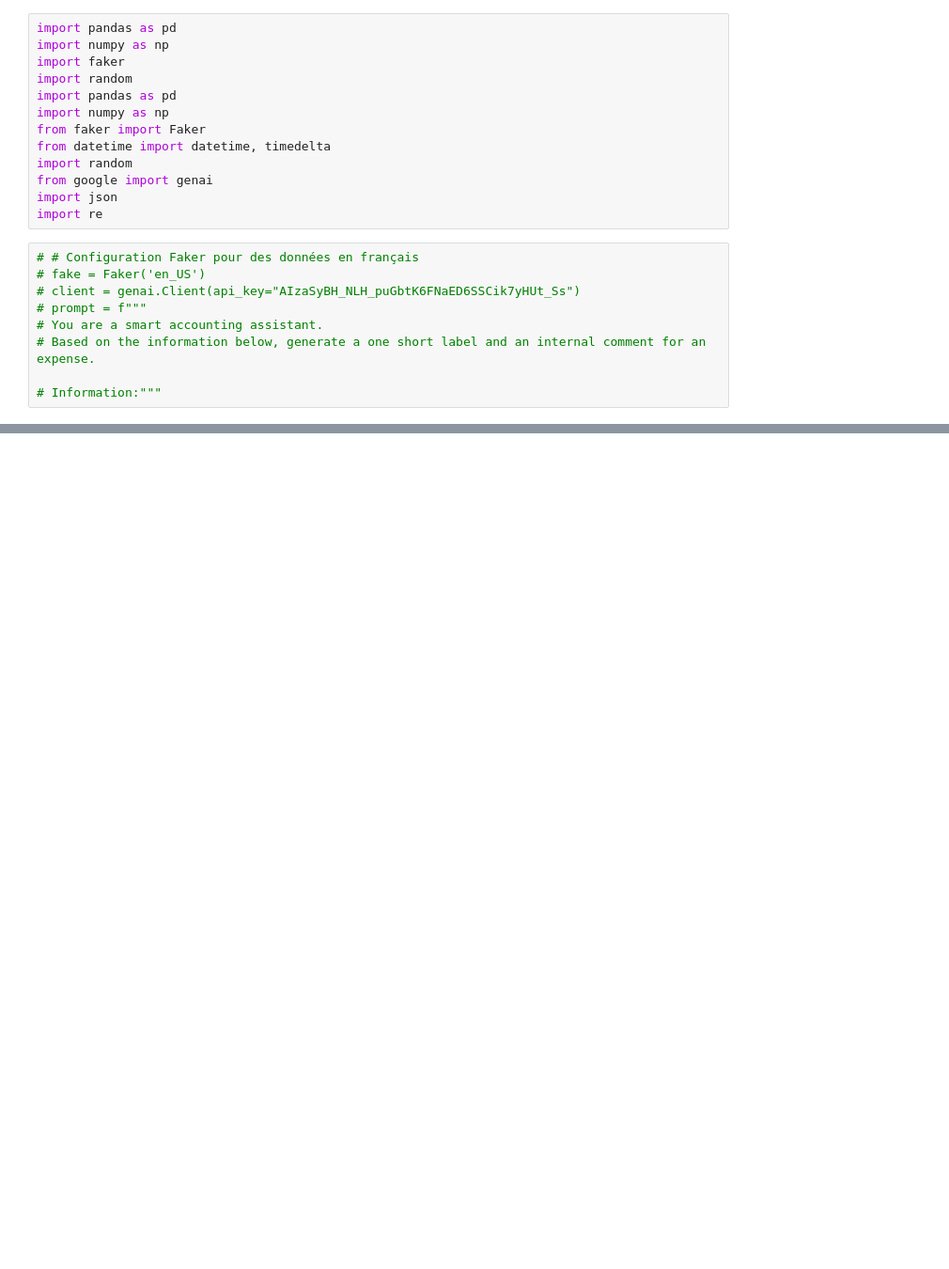
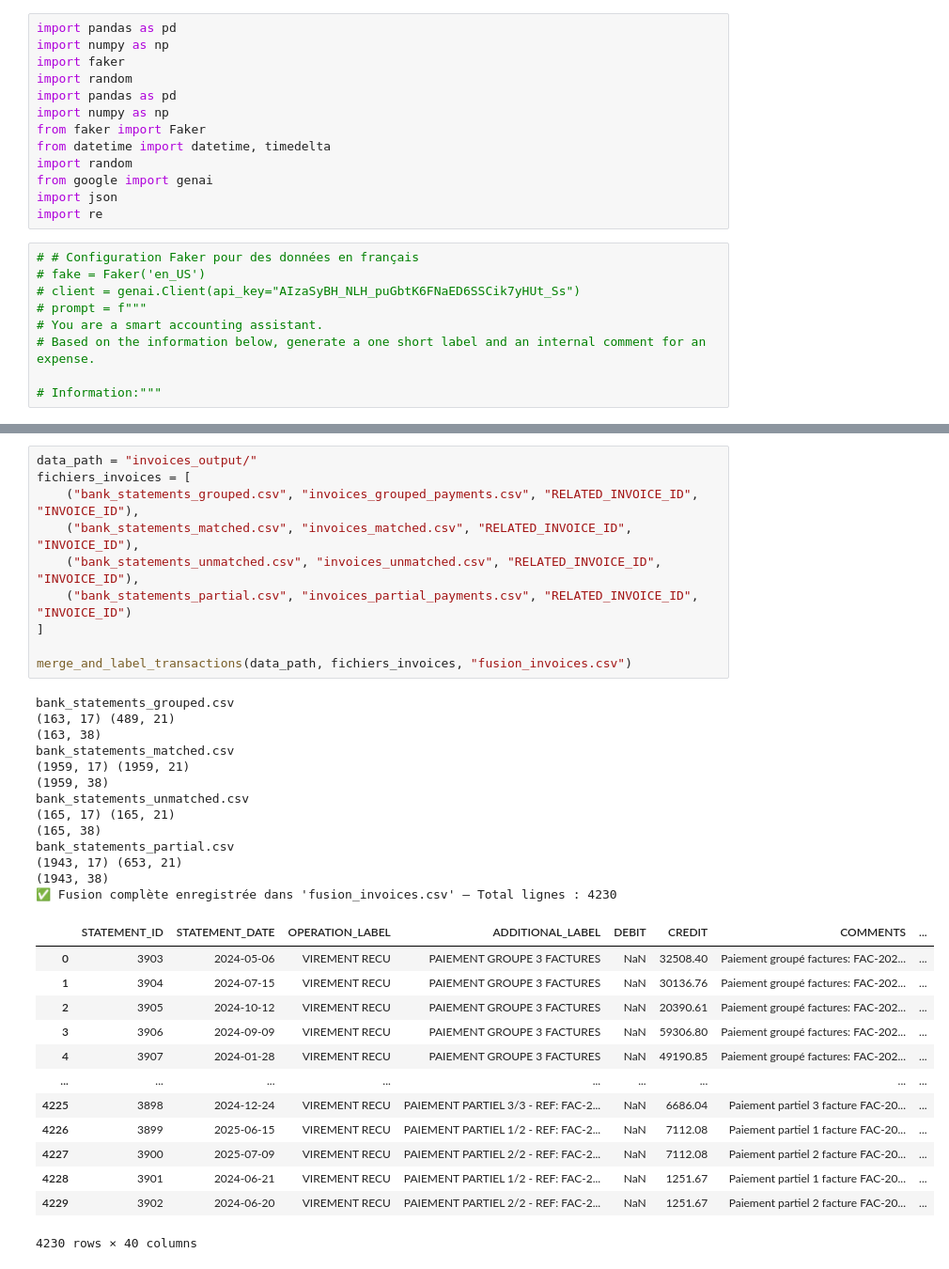
Before and after one commit to lamya-maaou/accounting_dataset_generator, a Jupyter notebook: expences_transaction_generate.ipynb, the cells around one changed output, grey strips where cells are left out. Shown at 94% size. Saved outputs shown, nothing was run; the diff lists cells and outputs as text; blank space fills up the shorter version.

```diff
--- a/expences_transaction_generate.ipynb
+++ b/expences_transaction_generate.ipynb
@@ -1546,0 +1432,37 @@ Name: count, dtype: int64
+# %%
+data_path = "invoices_output/"
+fichiers_invoices = [
+    ("bank_statements_grouped.csv", "invoices_grouped_payments.csv", "RELATED_INVOICE_ID", "INVOICE_ID"),
+    ("bank_statements_matched.csv", "invoices_matched.csv", "RELATED_INVOICE_ID", "INVOICE_ID"),
+    ("bank_statements_unmatched.csv", "invoices_unmatched.csv", "RELATED_INVOICE_ID", "INVOICE_ID"),
+    ("bank_statements_partial.csv", "invoices_partial_payments.csv", "RELATED_INVOICE_ID", "INVOICE_ID")
+]
+
+merge_and_label_transactions(data_path, fichiers_invoices, "fusion_invoices.csv")
+# %% [output]
+bank_statements_grouped.csv
+(163, 17) (489, 21)
+(163, 38)
+bank_statements_matched.csv
+(1959, 17) (1959, 21)
+(1959, 38)
+bank_statements_unmatched.csv
+(165, 17) (165, 21)
+(165, 38)
+bank_statements_partial.csv
+(1943, 17) (653, 21)
+(1943, 38)
+✅ Fusion complète enregistrée dans 'fusion_invoices.csv' — Total lignes : 4230
+|  | STATEMENT_ID | STATEMENT_DATE | OPERATION_LABEL | ADDITIONAL_LABEL | DEBIT | CREDIT | COMMENTS | ... |
+| 0 | 3903 | 2024-05-06 | VIREMENT RECU | PAIEMENT GROUPE 3 FACTURES | NaN | 32508.40 | Paiement groupé factures: FAC-202... | ... |
+| 1 | 3904 | 2024-07-15 | VIREMENT RECU | PAIEMENT GROUPE 3 FACTURES | NaN | 30136.76 | Paiement groupé factures: FAC-202... | ... |
+| 2 | 3905 | 2024-10-12 | VIREMENT RECU | PAIEMENT GROUPE 3 FACTURES | NaN | 20390.61 | Paiement groupé factures: FAC-202... | ... |
+| 3 | 3906 | 2024-09-09 | VIREMENT RECU | PAIEMENT GROUPE 3 FACTURES | NaN | 59306.80 | Paiement groupé factures: FAC-202... | ... |
+| 4 | 3907 | 2024-01-28 | VIREMENT RECU | PAIEMENT GROUPE 3 FACTURES | NaN | 49190.85 | Paiement groupé factures: FAC-202... | ... |
+| ... | ... | ... | ... | ... | ... | ... | ... | ... |
+| 4225 | 3898 | 2024-12-24 | VIREMENT RECU | PAIEMENT PARTIEL 3/3 - REF: FAC-2... | NaN | 6686.04 | Paiement partiel 3 facture FAC-20... | ... |
+| 4226 | 3899 | 2025-06-15 | VIREMENT RECU | PAIEMENT PARTIEL 1/2 - REF: FAC-2... | NaN | 7112.08 | Paiement partiel 1 facture FAC-20... | ... |
+| 4227 | 3900 | 2025-07-09 | VIREMENT RECU | PAIEMENT PARTIEL 2/2 - REF: FAC-2... | NaN | 7112.08 | Paiement partiel 2 facture FAC-20... | ... |
+| 4228 | 3901 | 2024-06-21 | VIREMENT RECU | PAIEMENT PARTIEL 1/2 - REF: FAC-2... | NaN | 1251.67 | Paiement partiel 1 facture FAC-20... | ... |
+| 4229 | 3902 | 2024-06-20 | VIREMENT RECU | PAIEMENT PARTIEL 2/2 - REF: FAC-2... | NaN | 1251.67 | Paiement partiel 2 facture FAC-20... | ... |
+4230 rows × 40 columns
```
Also changed, not shown: parts of 19 cells of this notebook, 12 other files.
